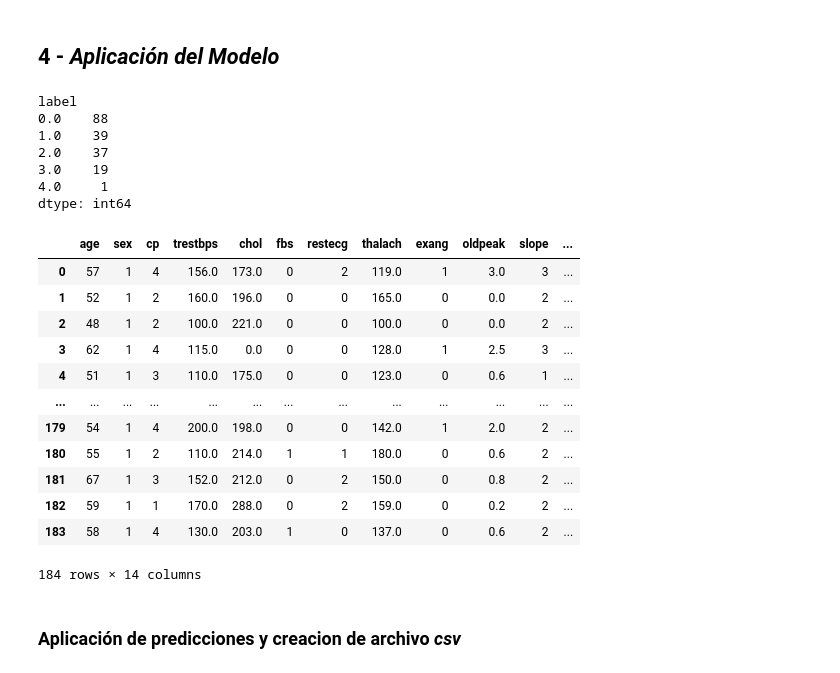
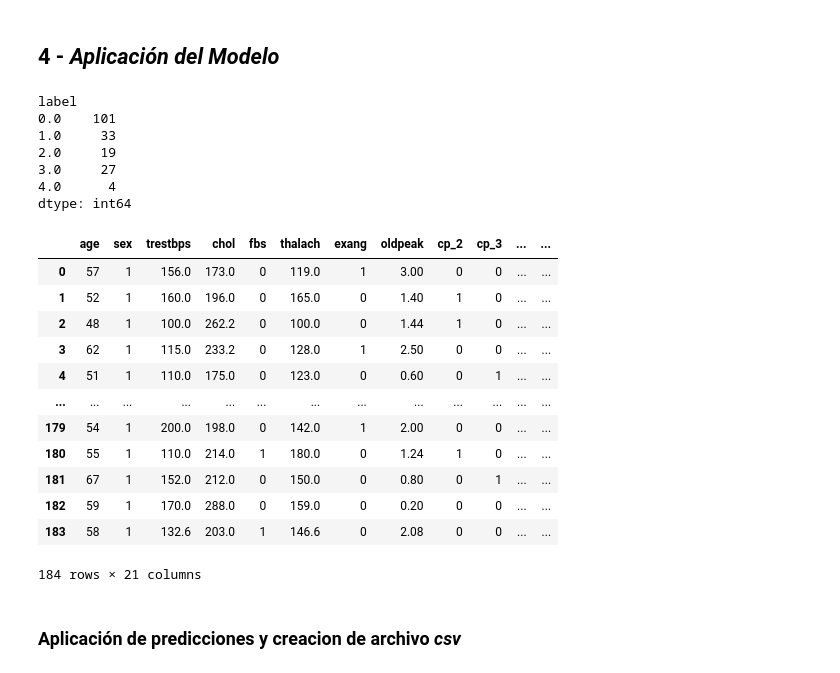
Before and after one commit to cmarty02/DATACADABRA_DataProject_3, a Jupyter notebook: data_raw/Data_Project_3_Cris.ipynb, the cells around one changed output. Saved outputs shown, nothing was run; the diff lists cells and outputs as text; code cells hidden in the pictures.

```diff
--- a/data_raw/Data_Project_3_Cris.ipynb
+++ b/data_raw/Data_Project_3_Cris.ipynb
@@ -833,7 +923,7 @@ from sklearn.impute import KNNImputer
 from sklearn.preprocessing import OneHotEncoder
 
 #Copia del df
-train_copy_e =  train_copy_b.copy()
+train_copy_e =  train.copy()
 
 float_cols = ['trestbps', 'chol', 'thalach', 'oldpeak']
 int_cols = ['age', 'label', 'sex', 'cp', 'restecg', 'ca', 'exang', 'fbs', 'slope', 'thal']
@@ -892,0 +985,5 @@ train_copy_e
+# %%
+int_cols_to_dummy = ['cp', 'restecg', 'ca', 'slope', 'thal']
+
+df_dummy = pd.get_dummies(train_copy_knn, columns=['cp', 'restecg', 'ca', 'slope', 'thal'], drop_first=True, dtype=int)
+df_dummy.info()
@@ -1114,0 +1230,9 @@ test_copy_c
+# %%
+#Cambio los 9 en ca por nan
+test_copy_b['ca'] = test_copy_b['ca'].replace(9, float('nan'))
+
+#Convierto variables seleccionadas a dummy y elimino la primera para evitar colinealidad
+test_copy_dummy_d = pd.get_dummies(test_copy_b, columns=['cp', 'restecg', 'ca', 'slope', 'thal'], drop_first=True, dtype=int)
+
+
+test_copy_dummy_d
@@ -1227,7 +1405,7 @@ from sklearn.metrics import f1_score
 
 
 #Seleccion del df para entrenar al modelo
-df_train = train_copy_knn
+df_train = df_dummy
 ##########################################################################
 
 
@@ -1362,48 +1540,48 @@ Name: count, dtype: Int64
 # %%
 import pandas as pd
 
 # Copia del df TEST
-test_model = test_copy_a.copy()
+test_model = test_copy_dummy_d.copy()
 
 scaler = StandardScaler()
 a = scaler.fit_transform(test_model)
 
 
-# Agregar columna 'label' con las predicciones a test SIN REDONDEAR
-test_model['label'] = rf_classifier.predict(a)
+# Agregar columna 'label' con las predicciones
+test_model['label'] = model.predict(a)
 
 
 # Calcular la frecuencia de los valores de la variable 'label' usando groupby
 label_freq = test_model.groupby('label').size()
 
 print(label_freq)
 
 # Guardar el DataFrame modificado si es necesario
 test_model_csv = test_model
 
 # Mostrar el DataFrame modificado
 test_model
 # %% [output]
 label
-0.0    88
-1.0    39
-2.0    37
-3.0    19
-4.0     1
+0.0    101
+1.0     33
+2.0     19
+3.0     27
+4.0      4
 dtype: int64
-|  | age | sex | cp | trestbps | chol | fbs | restecg | thalach | exang | oldpeak | slope | ... |
-| 0 | 57 | 1 | 4 | 156.0 | 173.0 | 0 | 2 | 119.0 | 1 | 3.0 | 3 | ... |
-| 1 | 52 | 1 | 2 | 160.0 | 196.0 | 0 | 0 | 165.0 | 0 | 0.0 | 2 | ... |
-| 2 | 48 | 1 | 2 | 100.0 | 221.0 | 0 | 0 | 100.0 | 0 | 0.0 | 2 | ... |
-| 3 | 62 | 1 | 4 | 115.0 | 0.0 | 0 | 0 | 128.0 | 1 | 2.5 | 3 | ... |
-| 4 | 51 | 1 | 3 | 110.0 | 175.0 | 0 | 0 | 123.0 | 0 | 0.6 | 1 | ... |
+|  | age | sex | trestbps | chol | fbs | thalach | exang | oldpeak | cp_2 | cp_3 | ... | ... |
+| 0 | 57 | 1 | 156.0 | 173.0 | 0 | 119.0 | 1 | 3.00 | 0 | 0 | ... | ... |
+| 1 | 52 | 1 | 160.0 | 196.0 | 0 | 165.0 | 0 | 1.40 | 1 | 0 | ... | ... |
+| 2 | 48 | 1 | 100.0 | 262.2 | 0 | 100.0 | 0 | 1.44 | 1 | 0 | ... | ... |
+| 3 | 62 | 1 | 115.0 | 233.2 | 0 | 128.0 | 1 | 2.50 | 0 | 0 | ... | ... |
+| 4 | 51 | 1 | 110.0 | 175.0 | 0 | 123.0 | 0 | 0.60 | 0 | 1 | ... | ... |
 | ... | ... | ... | ... | ... | ... | ... | ... | ... | ... | ... | ... | ... |
-| 179 | 54 | 1 | 4 | 200.0 | 198.0 | 0 | 0 | 142.0 | 1 | 2.0 | 2 | ... |
-| 180 | 55 | 1 | 2 | 110.0 | 214.0 | 1 | 1 | 180.0 | 0 | 0.6 | 2 | ... |
-| 181 | 67 | 1 | 3 | 152.0 | 212.0 | 0 | 2 | 150.0 | 0 | 0.8 | 2 | ... |
-| 182 | 59 | 1 | 1 | 170.0 | 288.0 | 0 | 2 | 159.0 | 0 | 0.2 | 2 | ... |
-| 183 | 58 | 1 | 4 | 130.0 | 203.0 | 1 | 0 | 137.0 | 0 | 0.6 | 2 | ... |
+| 179 | 54 | 1 | 200.0 | 198.0 | 0 | 142.0 | 1 | 2.00 | 0 | 0 | ... | ... |
+| 180 | 55 | 1 | 110.0 | 214.0 | 1 | 180.0 | 0 | 1.24 | 1 | 0 | ... | ... |
+| 181 | 67 | 1 | 152.0 | 212.0 | 0 | 150.0 | 0 | 0.80 | 0 | 1 | ... | ... |
+| 182 | 59 | 1 | 170.0 | 288.0 | 0 | 159.0 | 0 | 0.20 | 0 | 0 | ... | ... |
+| 183 | 58 | 1 | 132.6 | 203.0 | 1 | 146.6 | 0 | 2.08 | 0 | 0 | ... | ... |
-184 rows × 14 columns
+184 rows × 21 columns
 # %% [markdown]
 ### Aplicación de predicciones y **creacion de archivo *csv***
 # %%
```
Also changed, not shown: parts of 26 cells of this notebook, 1 other file.
